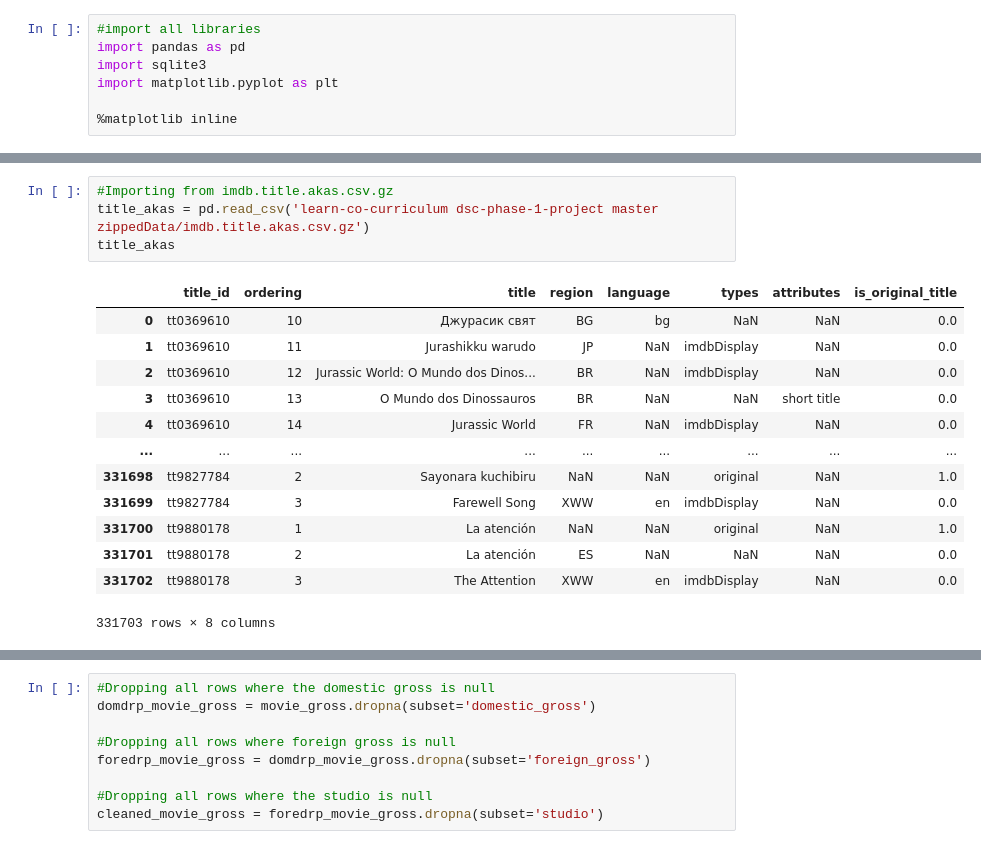
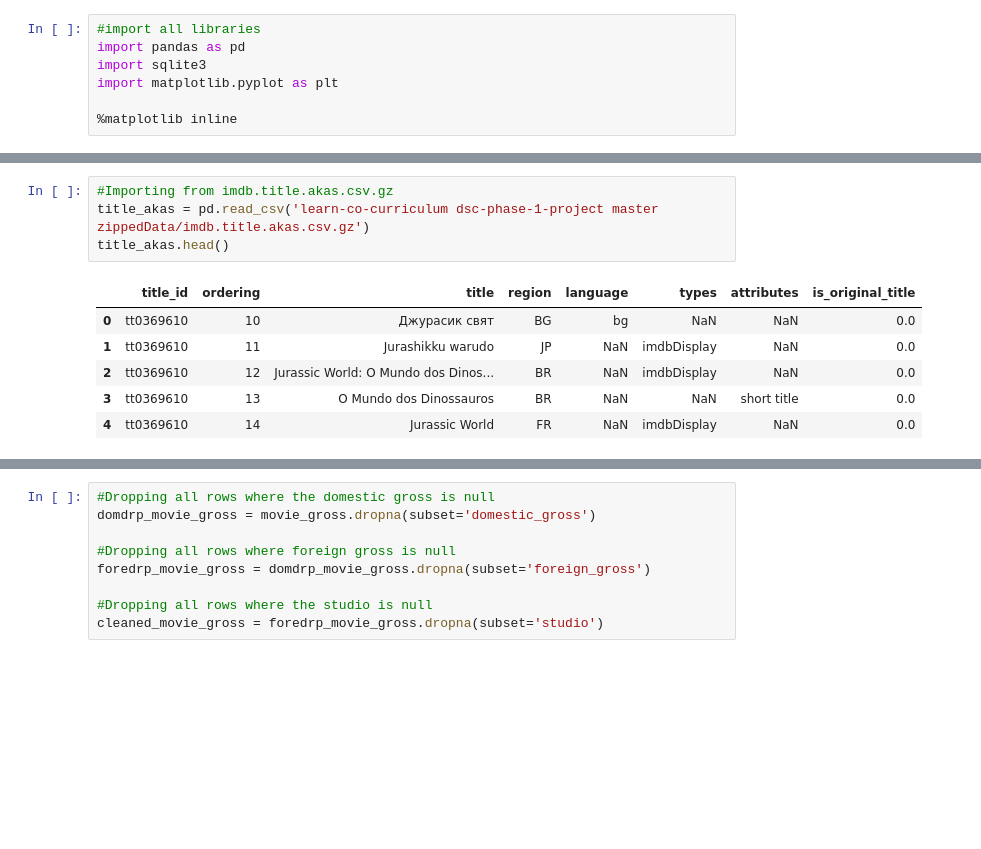
Before and after one commit to BEMOREMJ/dsc-phase1-project, a Jupyter notebook: MICROSOFT STUDIO FILM ANALYSIS.ipynb, the cells around one changed output, grey strips where cells are left out. Drawn from its saved outputs; the diff is of its cells as text; blank space fills up the shorter version.

```diff
--- a/MICROSOFT STUDIO FILM ANALYSIS.ipynb
+++ b/MICROSOFT STUDIO FILM ANALYSIS.ipynb
@@ -58,21 +98,14 @@ name_basics
 # %%
 #Importing from imdb.title.akas.csv.gz
 title_akas = pd.read_csv('learn-co-curriculum dsc-phase-1-project master zippedData/imdb.title.akas.csv.gz')
-title_akas
+title_akas.head()
 # %% [output]
 |  | title_id | ordering | title | region | language | types | attributes | is_original_title |
 | 0 | tt0369610 | 10 | Джурасик свят | BG | bg | NaN | NaN | 0.0 |
 | 1 | tt0369610 | 11 | Jurashikku warudo | JP | NaN | imdbDisplay | NaN | 0.0 |
 | 2 | tt0369610 | 12 | Jurassic World: O Mundo dos Dinos... | BR | NaN | imdbDisplay | NaN | 0.0 |
 | 3 | tt0369610 | 13 | O Mundo dos Dinossauros | BR | NaN | NaN | short title | 0.0 |
 | 4 | tt0369610 | 14 | Jurassic World | FR | NaN | imdbDisplay | NaN | 0.0 |
-| ... | ... | ... | ... | ... | ... | ... | ... | ... |
-| 331698 | tt9827784 | 2 | Sayonara kuchibiru | NaN | NaN | original | NaN | 1.0 |
-| 331699 | tt9827784 | 3 | Farewell Song | XWW | en | imdbDisplay | NaN | 0.0 |
-| 331700 | tt9880178 | 1 | La atención | NaN | NaN | original | NaN | 1.0 |
-| 331701 | tt9880178 | 2 | La atención | ES | NaN | NaN | NaN | 0.0 |
-| 331702 | tt9880178 | 3 | The Attention | XWW | en | imdbDisplay | NaN | 0.0 |
-331703 rows × 8 columns
 # %%
 #Importing  from imdb.title.basics.csv.gz
 title_basics  = pd.read_csv('learn-co-curriculum dsc-phase-1-project master zippedData/imdb.title.basics.csv.gz')
```
Also changed, not shown: parts of 67 cells of this notebook.
